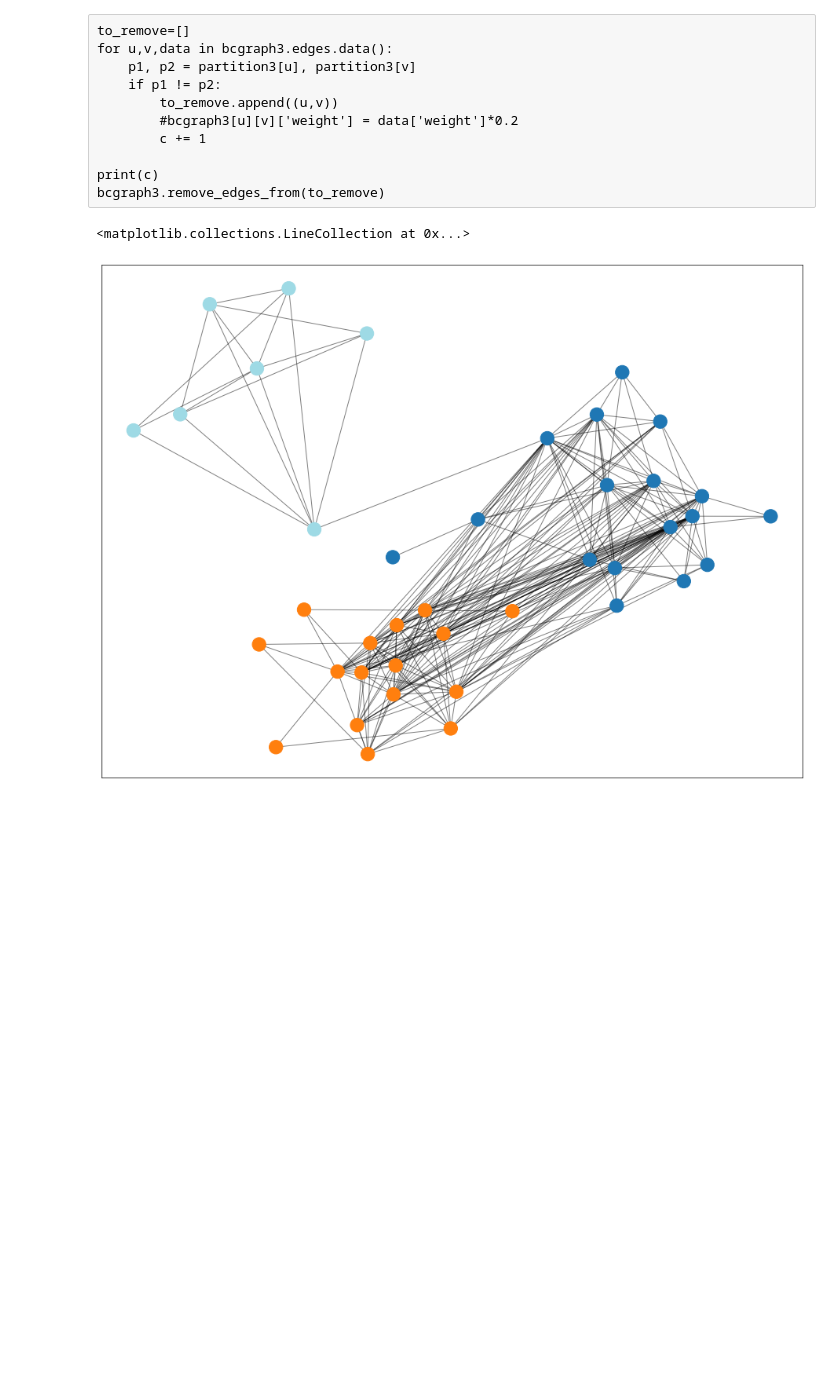
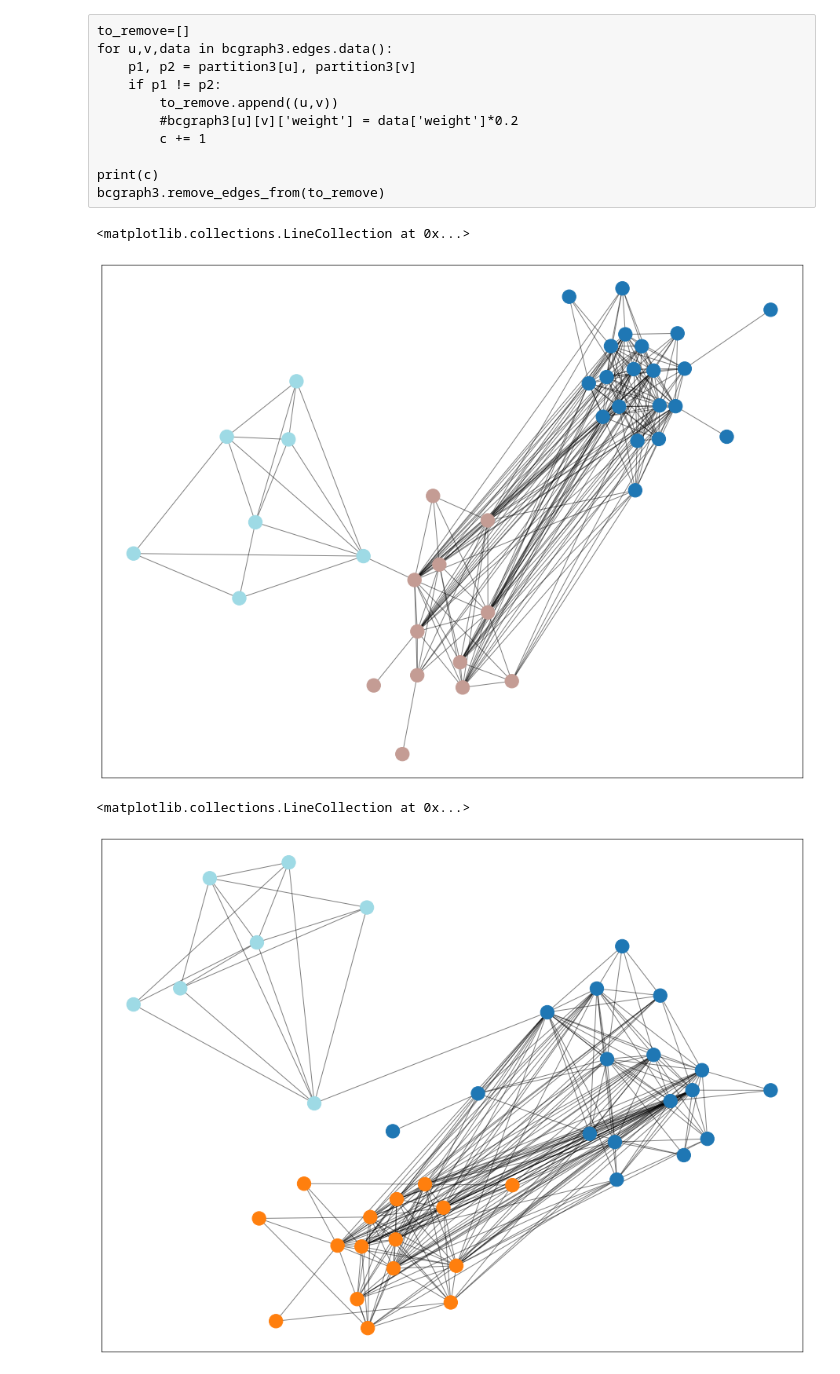
Before and after one commit to kishkash555/NLP-for-TA, a Jupyter notebook: code/cluster_and_draw.ipynb, the cells around one changed output. Cells and saved outputs as stored; diff of their text form; code cells hidden in the pictures; blank space fills up the shorter version.

```diff
--- a/code/cluster_and_draw.ipynb
+++ b/code/cluster_and_draw.ipynb
@@ -102,4 +103,4 @@ partition3 = {k: v for k, v in partition2.items() if k in bcgraph3.nodes()}
 # %%
 pos3 = nx.drawing.layout.kamada_kawai_layout(bcgraph3)
-offset = { 0: np.array([0.5, 0.5]) , 1: np.zeros(2), 8: np.zeros(2) }
+offset = { 0: np.array([0.5, 0.5]) , 14: np.zeros(2), 8: np.zeros(2) }
 pos3 = {k: v + offset[partition3[k]] for k,v in pos3.items()}
@@ -118,6 +121,14 @@ for u,v,data in bcgraph3.edges.data():
 
 print(c)
 bcgraph3.remove_edges_from(to_remove)
+# %%
+plt.figure(figsize=(16,12))
+cmap = cm.get_cmap('tab20', max(partition2.values()) +3)
+nx.draw_networkx_nodes(bcgraph3,pos3, partition3.keys(), cmap=cmap, node_color=list(partition3.values()))
+nx.draw_networkx_edges(bcgraph3, pos3, alpha=0.5)
+# %% [output]
+<matplotlib.collections.LineCollection at 0x...>
+[figure, added]
 # %%
 plt.figure(figsize=(16,12))
 cmap = cm.get_cmap('tab20', max(partition2.values()) +3)
```
Also changed, not shown: parts of 12 cells of this notebook, 12 other files.
